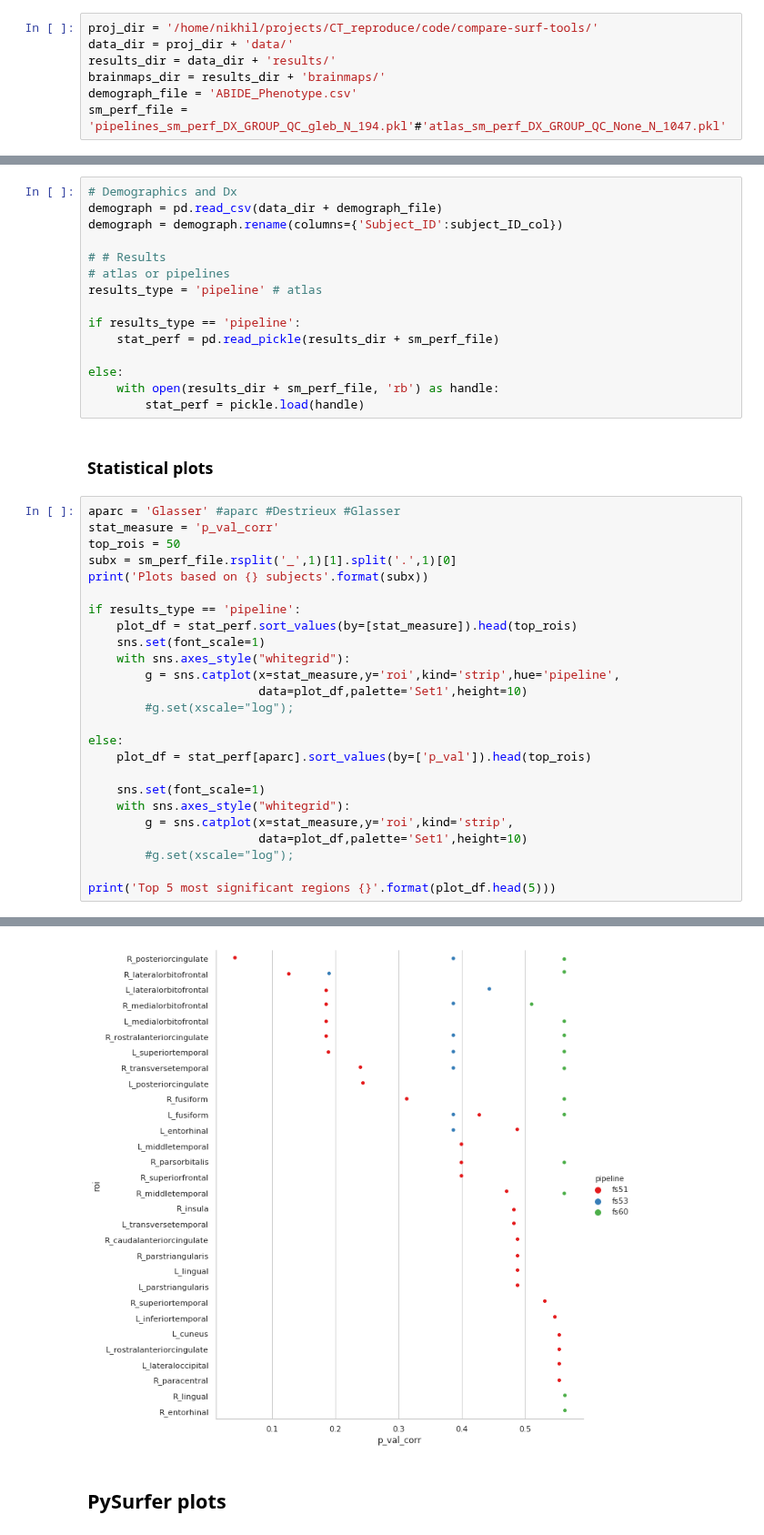
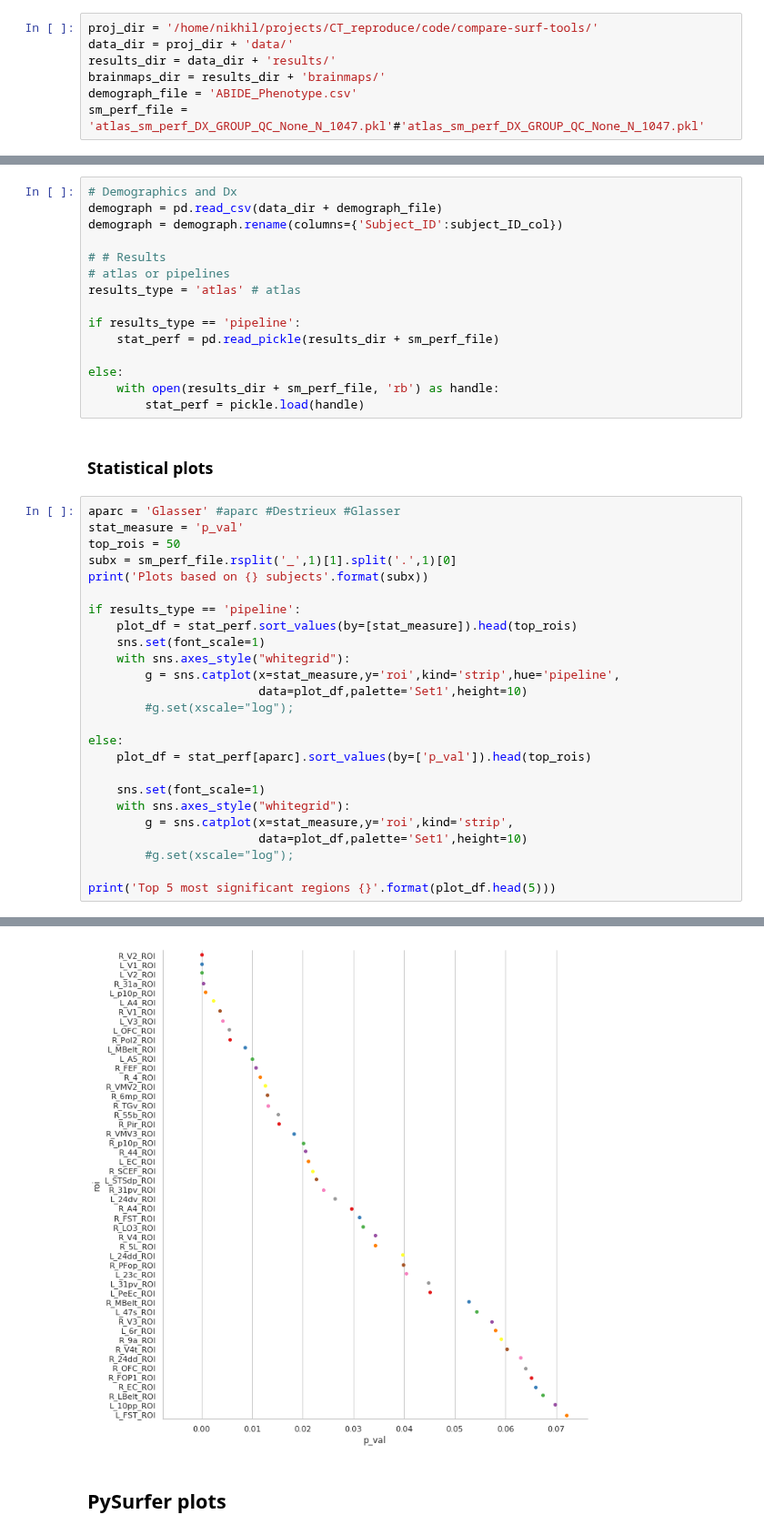
Before and after one commit to neurodatascience/compare-surf-tools, a Jupyter notebook: notebooks/generate_plots.ipynb, the cells around one changed output, grey strips where cells are left out. Shown at 91% size. Saved outputs shown, nothing was run; the diff lists cells and outputs as text.

Commit message:
minor changes to brain montage plots

```diff
--- a/notebooks/generate_plots.ipynb
+++ b/notebooks/generate_plots.ipynb
@@ -41,7 +41,7 @@ data_dir = proj_dir + 'data/'
 results_dir = data_dir + 'results/'
 brainmaps_dir = results_dir + 'brainmaps/'
 demograph_file = 'ABIDE_Phenotype.csv'
-sm_perf_file = 'pipelines_sm_perf_DX_GROUP_QC_gleb_N_194.pkl'#'atlas_sm_perf_DX_GROUP_QC_None_N_1047.pkl'
+sm_perf_file = 'atlas_sm_perf_DX_GROUP_QC_None_N_1047.pkl'#'atlas_sm_perf_DX_GROUP_QC_None_N_1047.pkl'
 # %% [markdown]
 ### Global Vars
 # %%
@@ -57,7 +57,7 @@ demograph = demograph.rename(columns={'Subject_ID':subject_ID_col})
 
 # # Results
 # atlas or pipelines
-results_type = 'pipeline' # atlas
+results_type = 'atlas' # atlas
 
 if results_type == 'pipeline':
     stat_perf = pd.read_pickle(results_dir + sm_perf_file)
@@ -69,7 +69,7 @@ else:
 ### Statistical plots
 # %%
 aparc = 'Glasser' #aparc #Destrieux #Glasser
-stat_measure = 'p_val_corr'
+stat_measure = 'p_val'
 top_rois = 50
 subx = sm_perf_file.rsplit('_',1)[1].split('.',1)[0]
 print('Plots based on {} subjects'.format(subx))
@@ -103,4 +103,4 @@ Top 5 most significant regions                        roi     t_val     p_val  p
-[figure, old version]
+[figure, new version]
 # %% [markdown]
 ## PySurfer plots
 # %%
```
Also changed, not shown: parts of 3 cells of this notebook.
